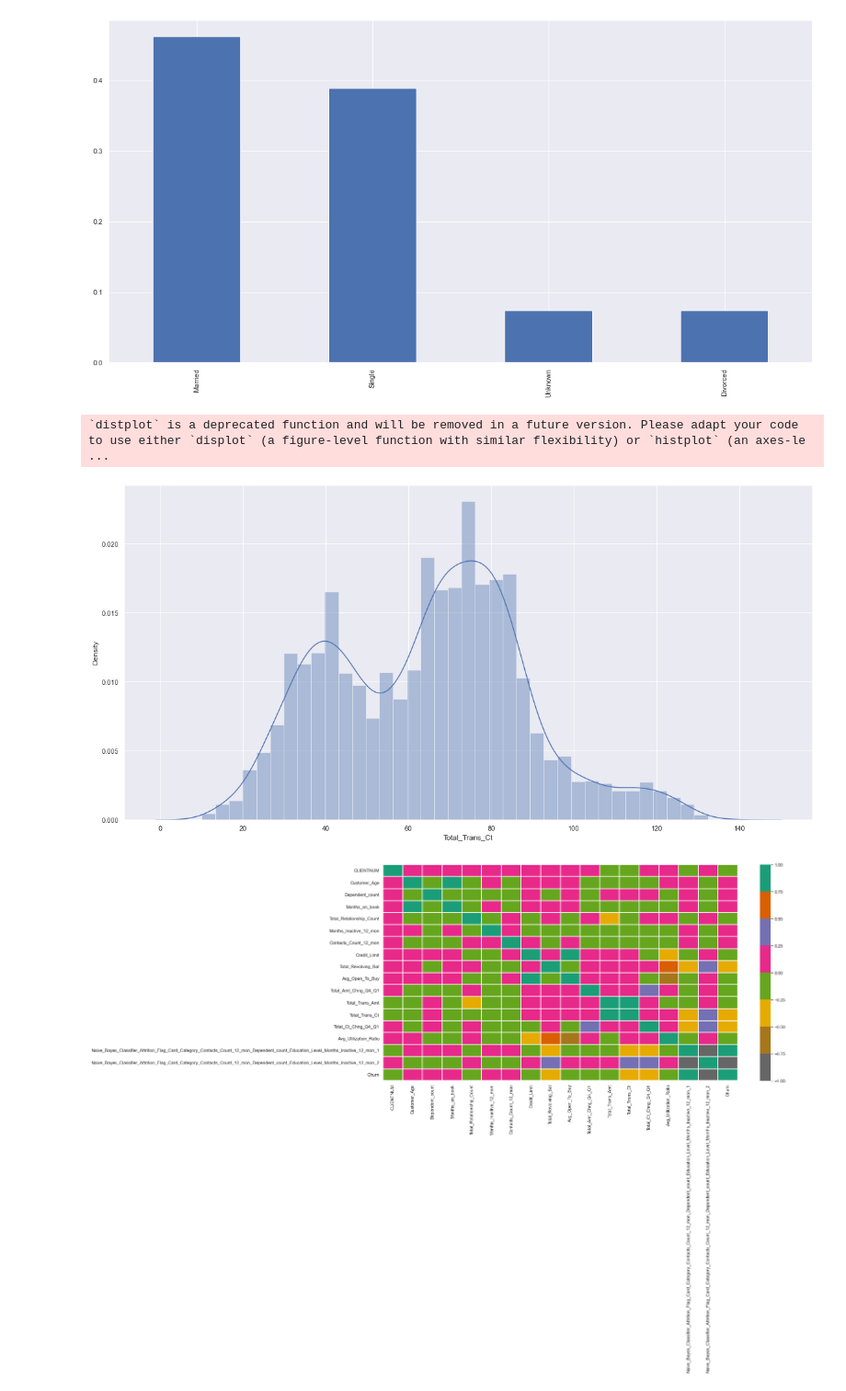
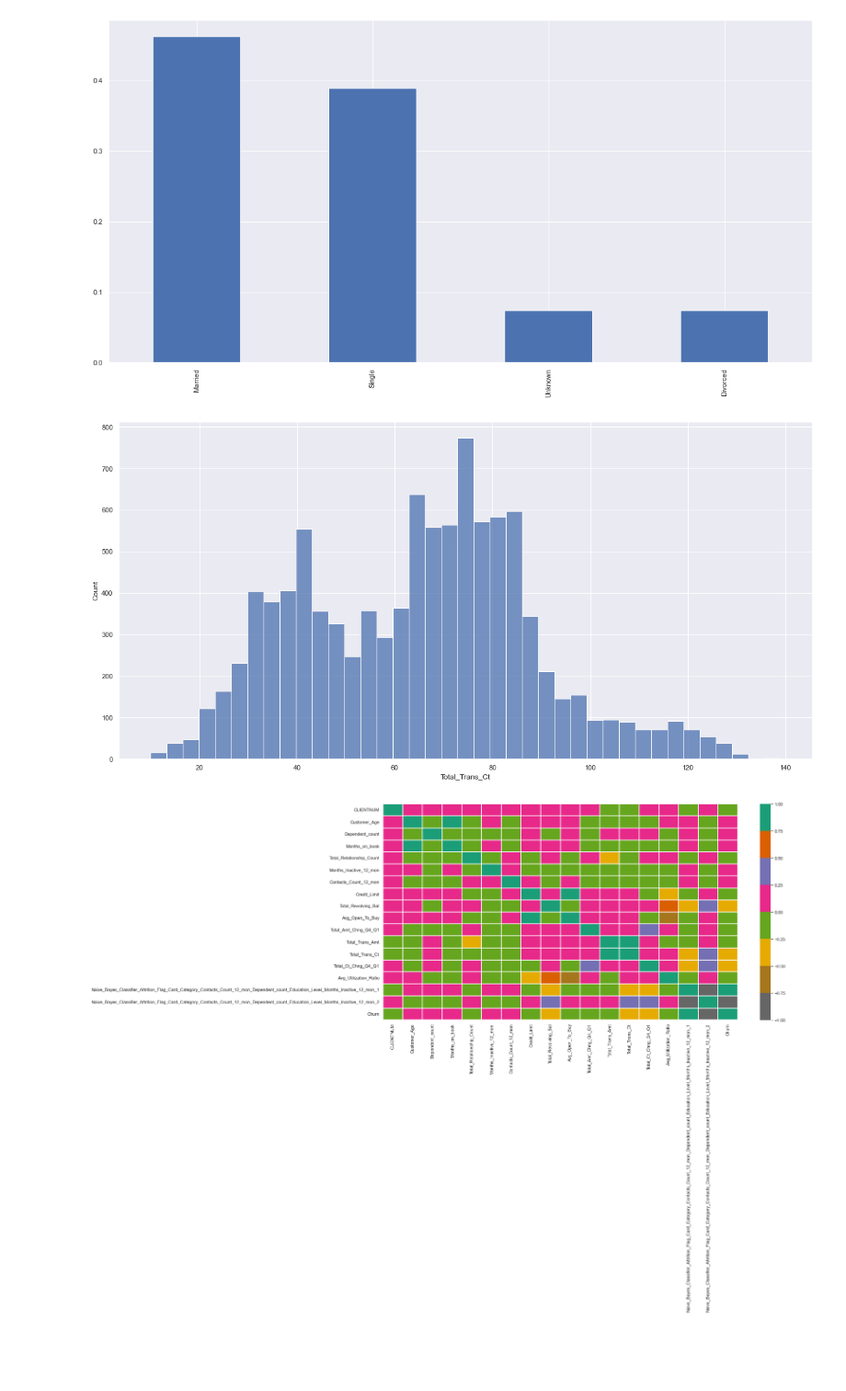
Before and after one commit to Krids/PredictCustomerChurn, a Jupyter notebook: churn_notebook.ipynb, the cells around one changed output. Shown: that part at 92% size. Saved outputs shown, nothing was run; the diff lists cells and outputs as text; code cells hidden in the pictures; blank space fills up the shorter version.

```diff
--- a/churn_notebook.ipynb
+++ b/churn_notebook.ipynb
@@ -17,5 +19,5 @@ from sklearn.metrics import plot_roc_curve, classification_report
 # %%
-df = pd.read_csv(r"./data/bank_data.csv")
+df = pd.read_csv(os.path.join(DATA_PATH, "bank_data.csv"))
 df.head()
 # %% [output]
 |  | CLIENTNUM | Attrition_Flag | Customer_Age | Gender | Dependent_count | Education_Level | Marital_Status | ... |
@@ -105,10 +107,9 @@ df.Marital_Status.value_counts('normalize').plot(kind='bar');
 [figure]
 # %%
 plt.figure(figsize=(20,10))
-sns.distplot(df['Total_Trans_Ct']);
+sns.histplot(df['Total_Trans_Ct']);
 # %% [output]
-`distplot` is a deprecated function and will be removed in a future version. Please adapt your code to use either `displot` (a figure-level function with similar flexibility) or `histplot` (an axes-le ...
-[figure, old version]
+[figure, new version]
 # %%
 plt.figure(figsize=(20,10))
 sns.heatmap(df.corr(), annot=False, cmap='Dark2_r', linewidths = 2)
```
Also changed, not shown: parts of 1 cell of this notebook, 12 other files.
